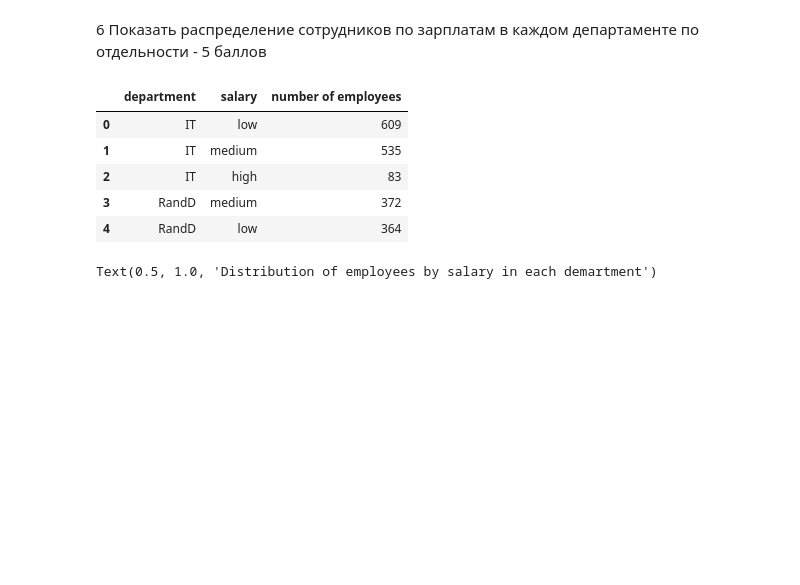
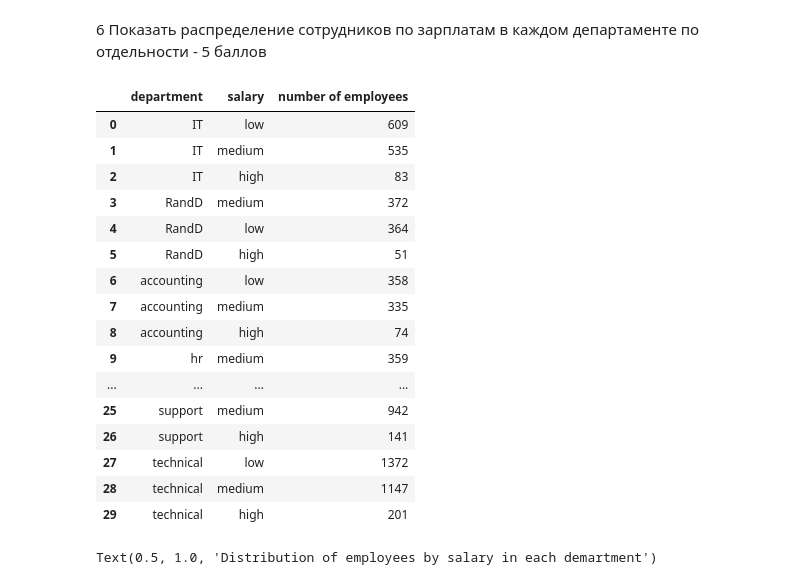
Before and after one commit to Aska0new/python-homeworks, a Jupyter notebook: python-final-hw-2.ipynb, the cells around one changed output. Saved outputs shown, nothing was run; the diff lists cells and outputs as text; code cells hidden in the pictures; blank space fills up the shorter version.

```diff
--- a/python-final-hw-2.ipynb
+++ b/python-final-hw-2.ipynb
@@ -143,14 +143,25 @@ salary.plot(kind="bar", color='y', title='Distribution of employees by salary',
 # %%
 salary_dep = data.groupby('department')[['salary']].value_counts().reset_index()
 salary_dep.columns = ['department','salary','number of employees']
-salary_dep.head()
+salary_dep.head(30)
 # %% [output]
 |  | department | salary | number of employees |
 | 0 | IT | low | 609 |
 | 1 | IT | medium | 535 |
 | 2 | IT | high | 83 |
 | 3 | RandD | medium | 372 |
 | 4 | RandD | low | 364 |
+| 5 | RandD | high | 51 |
+| 6 | accounting | low | 358 |
+| 7 | accounting | medium | 335 |
+| 8 | accounting | high | 74 |
+| 9 | hr | medium | 359 |
+| ... | ... | ... | ... |
+| 25 | support | medium | 942 |
+| 26 | support | high | 141 |
+| 27 | technical | low | 1372 |
+| 28 | technical | medium | 1147 |
+| 29 | technical | high | 201 |
 # %%
 sns.barplot(data=salary_dep,
             y='department',
```
